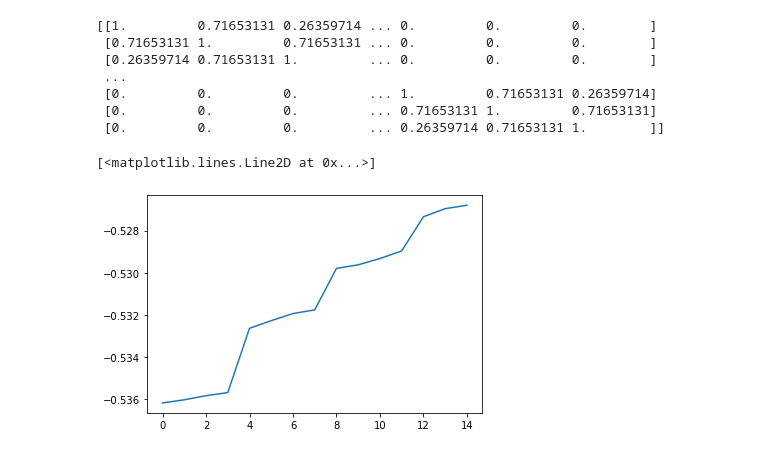
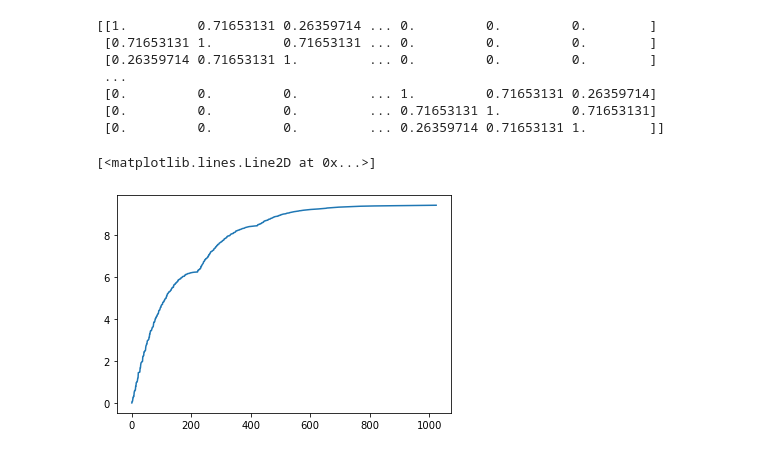
Before and after one commit to Ahmadsad/ID2211-Project, a Jupyter notebook: albin.ipynb, the cells around one changed output. Drawn from its saved outputs; the diff is of its cells as text; code cells hidden in the pictures.

```diff
--- a/albin.ipynb
+++ b/albin.ipynb
@@ -35,7 +38,7 @@ similarity_matrix = np.zeros((num_pixels,num_pixels),dtype=float)
 
 image_width = image.shape[0]
 
-max_distance = 2
+max_distance = 5
 
 sigma_distance = int(0.1 * image_width) # 10-20% of feature distance
 sigma_intensity = 102 # 10-20% of feature distance (-1024 <-> 1024)
@@ -69,15 +72,18 @@ print(similarity_matrix)
  [0.         0.         0.         ... 0.71653131 1.         0.71653131]
  [0.         0.         0.         ... 0.26359714 0.71653131 1.        ]]
 # %%
+# clustering following: https://changyaochen.github.io/spectral-clustering/
+graph_laplacian = scipy.sparse.csgraph.laplacian(similarity_matrix,normed=True)
+
 # get eigenvalues + vectors
-eigenvalues, eigenvectors = np.linalg.eig(similarity_matrix)
+eigenvalues, eigenvectors = np.linalg.eigh(graph_laplacian)
 
 ind = np.argsort(eigenvalues, axis=0)
 
 eigenvalues = eigenvalues[ind]
-eigenvectors = eigenvectors[:,ind] # TODO: Is this the eigenvectors that we want, or do we need to do it as they do in the paper???
+eigenvectors = eigenvectors[:,ind]
 
-plt.plot(eigenvalues[0:15])
+plt.plot(eigenvalues)
 # %% [output]
 [<matplotlib.lines.Line2D at 0x...>]
-[figure, old version]
+[figure, new version]
```
Also changed, not shown: parts of 4 cells of this notebook.
